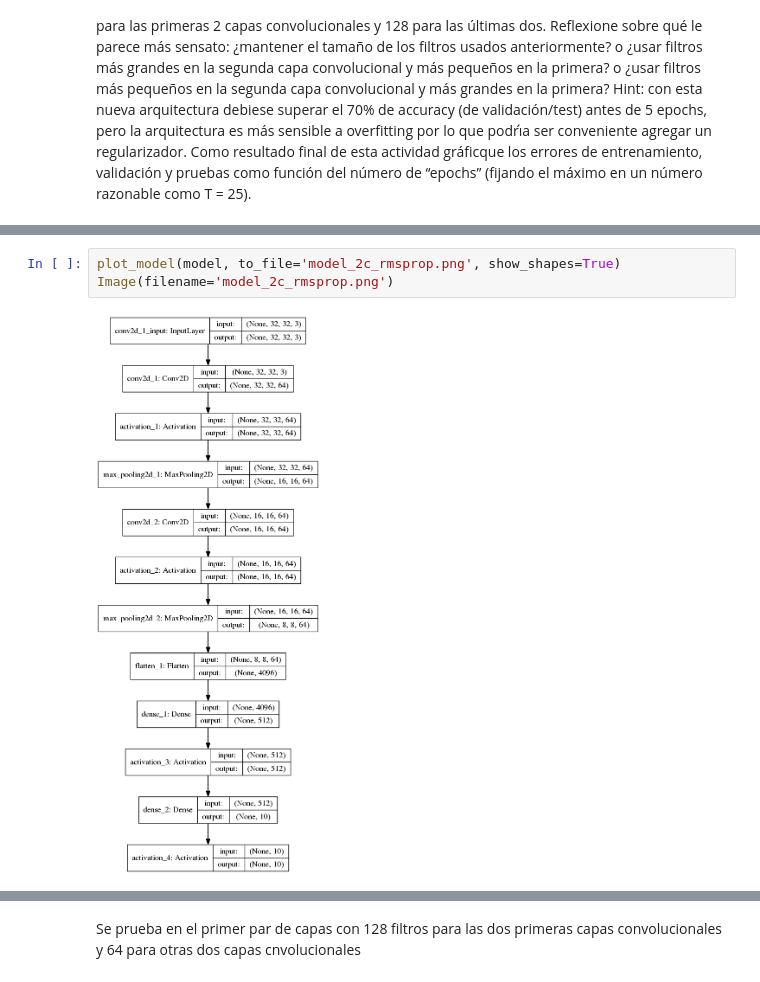
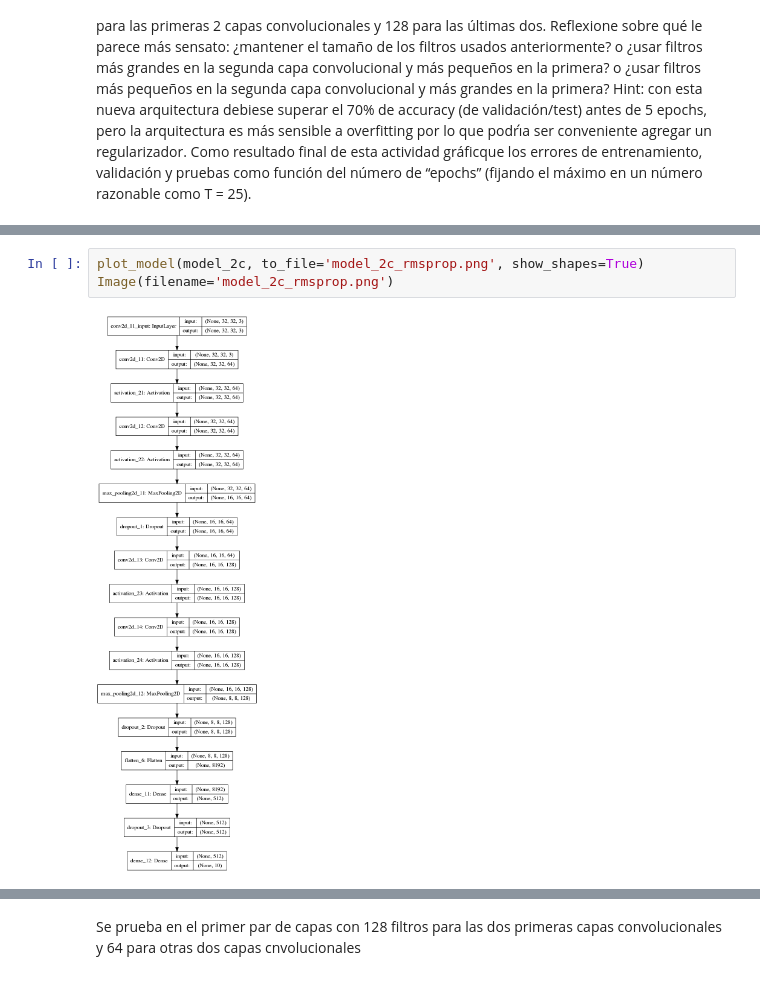
Before and after one commit to MrSutra/NeuralNetworks-1, a Jupyter notebook: Pregunta 3.ipynb, the cells around one changed output, grey strips where cells are left out. Drawn from its saved outputs; the diff is of its cells as text.

```diff
--- a/Pregunta 3.ipynb
+++ b/Pregunta 3.ipynb
@@ -543,10 +595,10 @@ Trainable params: 4,460,106
 Non-trainable params: 0
 _________________________________________________________________
 # %%
-plot_model(model, to_file='model_2c_rmsprop.png', show_shapes=True)
+plot_model(model_2c, to_file='model_2c_rmsprop.png', show_shapes=True)
 Image(filename='model_2c_rmsprop.png')
 # %% [output]
-[figure, old version]
+[figure, new version]
 # %%
 opt = rmsprop(lr=0.001, decay=1e-6)
 model_2c.compile(optimizer=opt, loss='categorical_crossentropy', metrics=['acc'])
```
Also changed, not shown: parts of 65 cells of this notebook, 13 other files.
